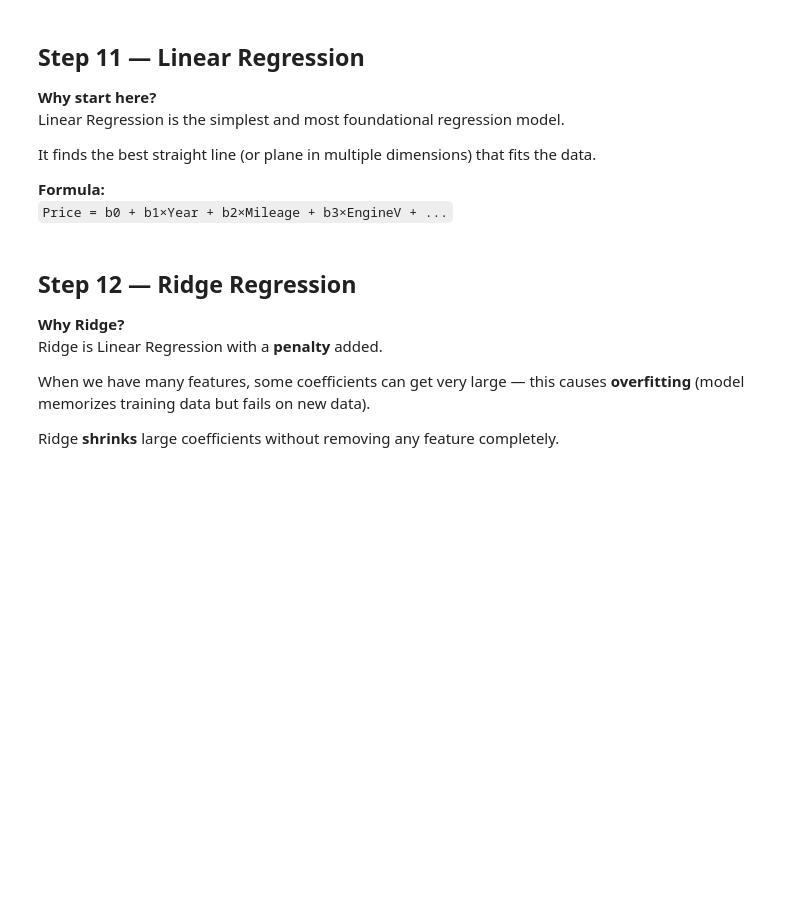
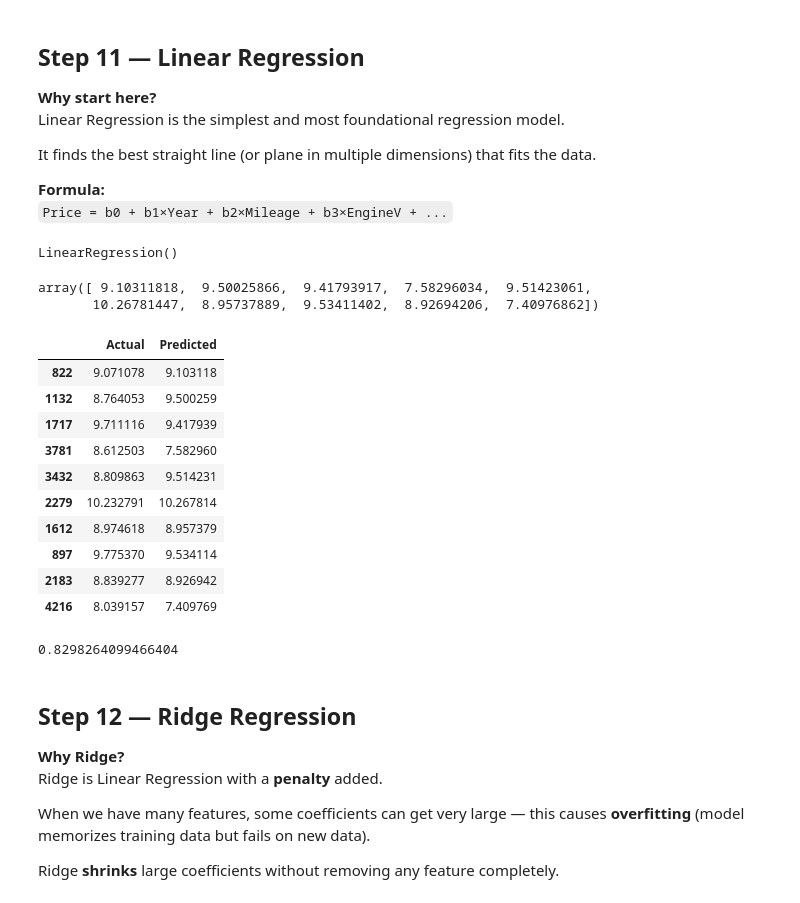
Before and after one commit to zamman365-glitch/Machine-Learning-, a Jupyter notebook: Linear_Ridge_&_Lasso_Regression_(1).ipynb, the cells around one changed output. Saved outputs shown, nothing was run; the diff lists cells and outputs as text; code cells hidden in the pictures; blank space fills up the shorter version.

```diff
--- a/Linear_Ridge_&_Lasso_Regression_(1).ipynb
+++ b/Linear_Ridge_&_Lasso_Regression_(1).ipynb
@@ -332,6 +323,43 @@ It finds the best straight line (or plane in multiple dimensions) that fits the
 
 **Formula:**
 `Price = b0 + b1×Year + b2×Mileage + b3×EngineV + ...`
+# %%
+from sklearn.linear_model import LinearRegression
+reg = LinearRegression() # linear regression class
+reg.fit(X_train, y_train) # object  , fit:- fit mtlb measure
+# %% [output]
+LinearRegression()
+# %%
+
+y_predicat=reg.predict(np.array(X_test))
+y_predicat[ : 10]
+# %% [output]
+array([ 9.10311818,  9.50025866,  9.41793917,  7.58296034,  9.51423061,
+       10.26781447,  8.95737889,  9.53411402,  8.92694206,  7.40976862])
+# %%
+compare=pd.DataFrame({
+    'Actual':y_test,
+    'Predicted':y_predicat
+})
+compare.head(10)
+# %% [output]
+|  | Actual | Predicted |
+| 822 | 9.071078 | 9.103118 |
+| 1132 | 8.764053 | 9.500259 |
+| 1717 | 9.711116 | 9.417939 |
+| 3781 | 8.612503 | 7.582960 |
+| 3432 | 8.809863 | 9.514231 |
+| 2279 | 10.232791 | 10.267814 |
+| 1612 | 8.974618 | 8.957379 |
+| 897 | 9.775370 | 9.534114 |
+| 2183 | 8.839277 | 8.926942 |
+| 4216 | 8.039157 | 7.409769 |
+# %%
+from sklearn.metrics import r2_score
+r2_score(y_test, y_predicat)
+# preformance batata hai r2
+# %% [output]
+0.8298264099466404
 # %% [markdown]
 ## Step 12 — Ridge Regression
 
```
Also changed, not shown: parts of 5 cells of this notebook.
